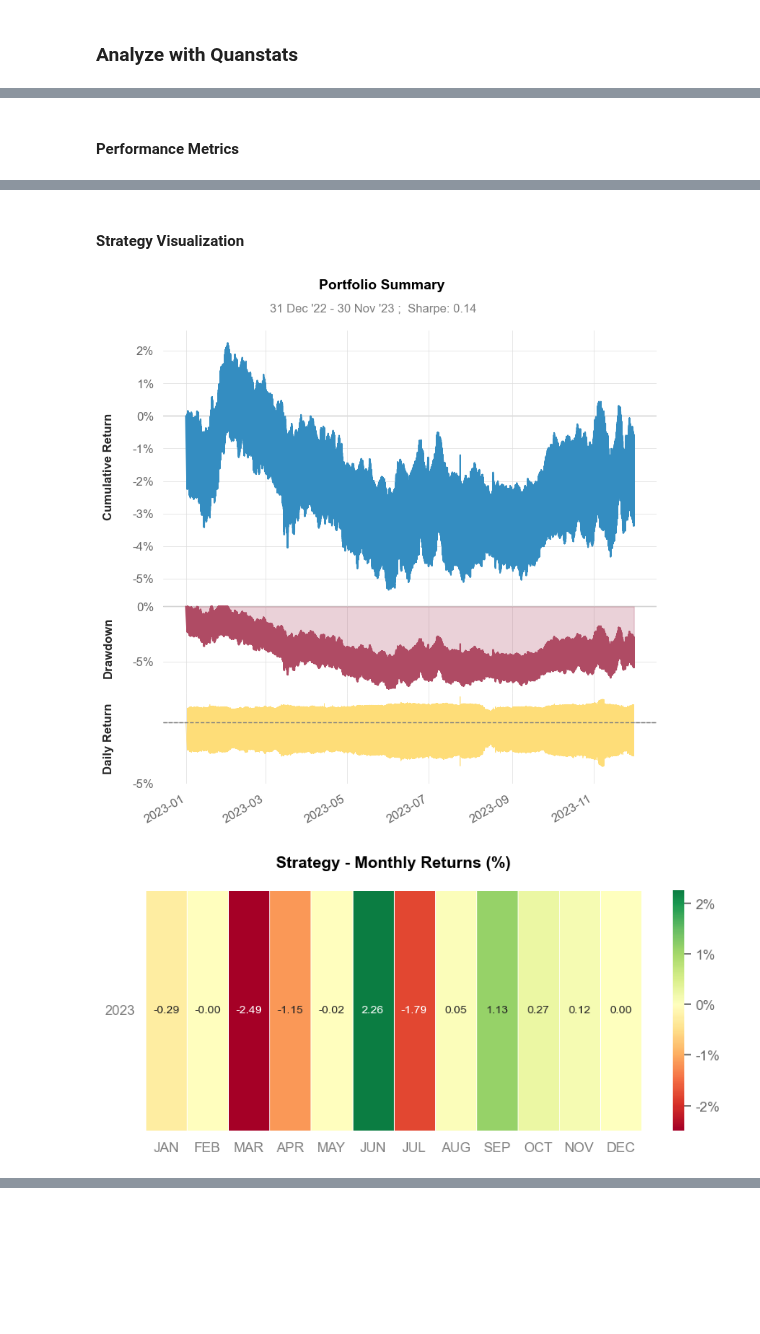
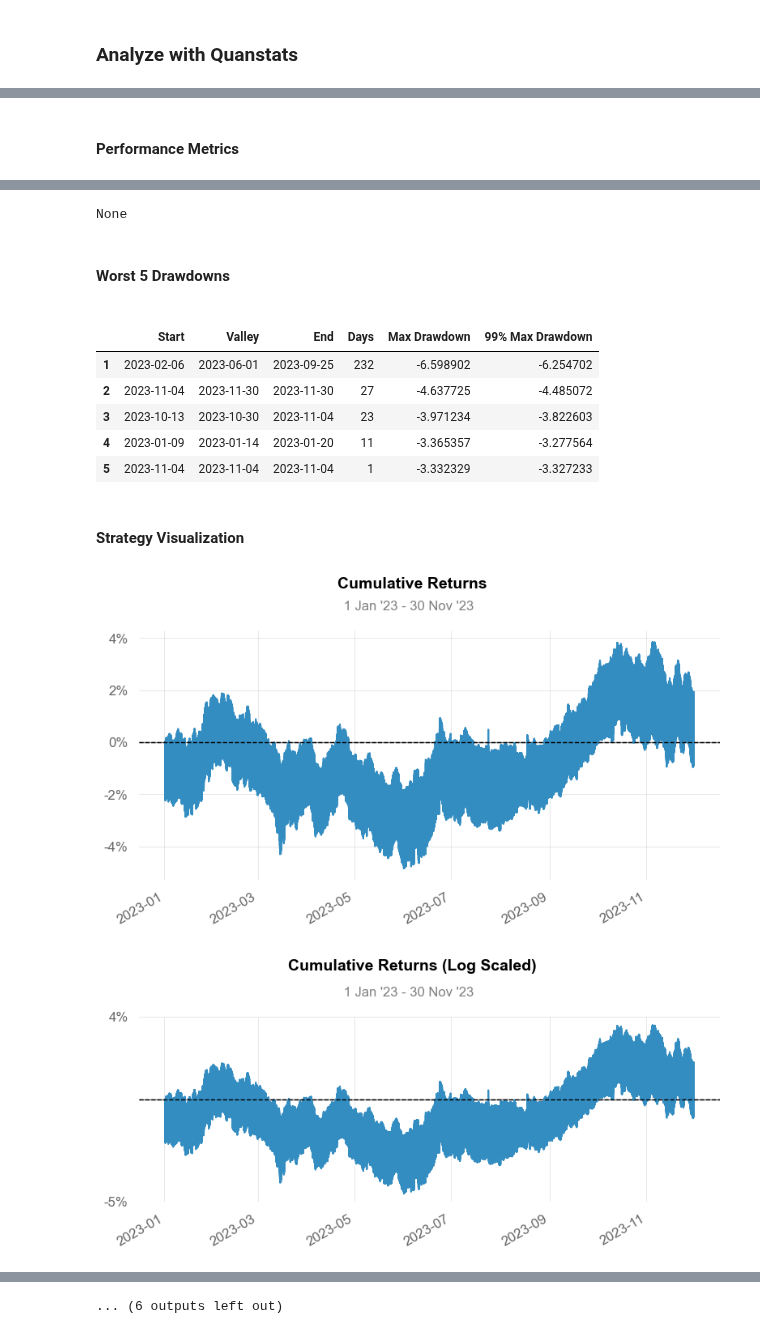
Before and after one commit to Hongshen-Yang/pair-trading-envs, a Jupyter notebook: trade_RL_freeop_thres.ipynb, the cells around one changed output, grey strips where cells are left out. Cells and saved outputs as stored; diff of their text form; code cells hidden in the pictures; blank space fills up the shorter version.

```diff
--- a/trade_RL_freeop_thres.ipynb
+++ b/trade_RL_freeop_thres.ipynb
@@ -257,5 +288,5 @@ Avg short order pnl: 8.920419038649659e-08
 # %%
 # best_return_daily = best_return['returns'].resample('1d').apply(lambda x: np.prod(1 + x) - 1)
-qs.reports.basic(best_return['returns'])
+qs.reports.full(best_return['returns'])
 # %% [output]
 Performance Metrics
@@ -279,3 +310,11 @@ Serenity Index      377.97
+None
-Strategy Visualization
+Worst 5 Drawdowns
+|  | Start | Valley | End | Days | Max Drawdown | 99% Max Drawdown |
+| 1 | 2023-02-06 | 2023-06-01 | 2023-09-25 | 232 | -6.598902 | -6.254702 |
+| 2 | 2023-11-04 | 2023-11-30 | 2023-11-30 | 27 | -4.637725 | -4.485072 |
+| 3 | 2023-10-13 | 2023-10-30 | 2023-11-04 | 23 | -3.971234 | -3.822603 |
+| 4 | 2023-01-09 | 2023-01-14 | 2023-01-20 | 11 | -3.365357 | -3.277564 |
+| 5 | 2023-11-04 | 2023-11-04 | 2023-11-04 | 1 | -3.332329 | -3.327233 |
+Strategy Visualization
-[figure, old version]
+[figure, new version]
-[figure, old version]
+[figure, new version]
@@ -281,0 +325 @@ Strategy Visualization
+... (6 outputs left out)
```
Also changed, not shown: parts of 8 cells of this notebook, 56 other files.
